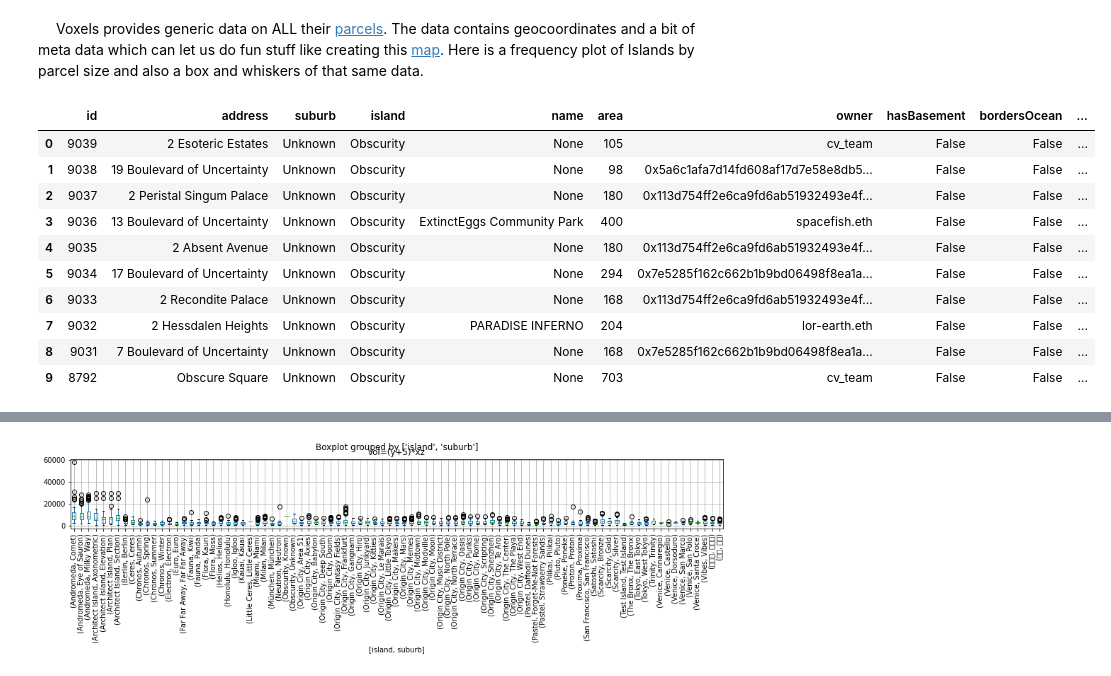
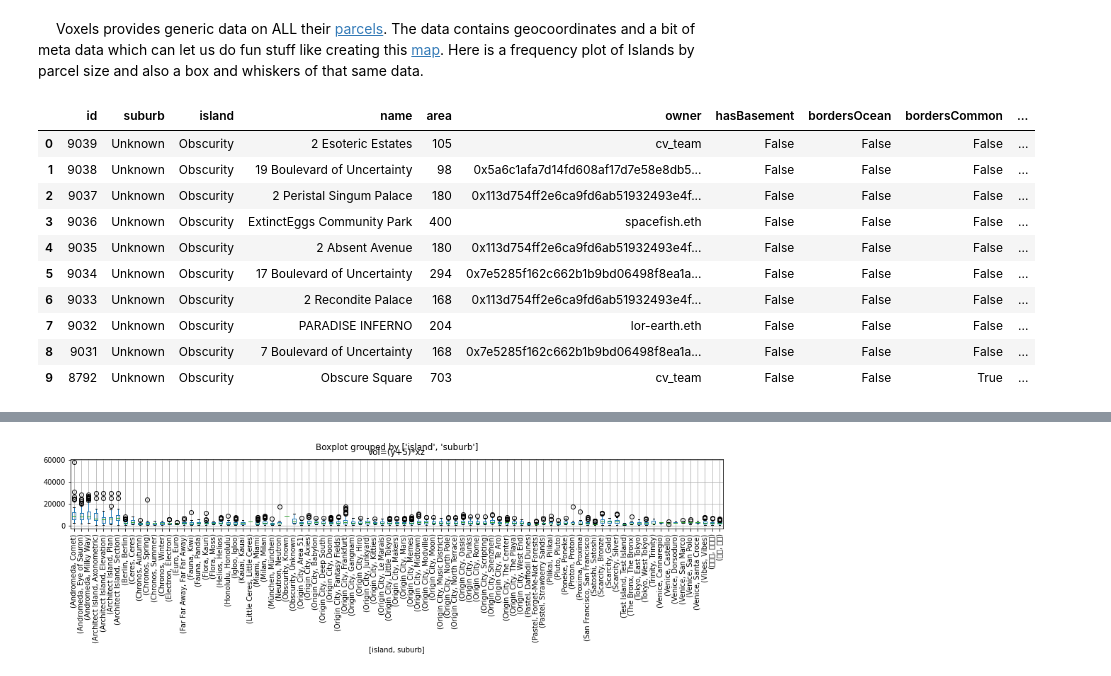
Before and after one commit to 3Diot/3Diot.github.io, a Jupyter notebook: blog/notebooks/002_Parcels.ipynb, the cells around one changed output, grey strips where cells are left out. Cells and saved outputs as stored; diff of their text form; code cells hidden in the pictures.

```diff
--- a/blog/notebooks/002_Parcels.ipynb
+++ b/blog/notebooks/002_Parcels.ipynb
@@ -27,34 +27,35 @@
 # %%
 #hide
 import requests
 import pandas as pd
 import json
 url = 'https://www.cryptovoxels.com/api/parcels/search.json'
 r = requests.get(url)
 data = json.loads(r.text)['parcels']
 parcels = pd.DataFrame.from_dict(data)
 parcels['hasBasement'] = parcels['y1'] < 0
 parcels['bordersOcean'] = parcels['distance_to_ocean'] == 0
 parcels['bordersCommon'] = parcels['distance_to_closest_common'] == 0
 parcels['x'] = (parcels['x1'] - parcels['x2']).abs()
 parcels['y'] = (parcels['y2'] - parcels['y1']).abs()
 parcels['z'] = (parcels['z1'] - parcels['z2']).abs()
+parcels['y'] = parcels.apply(lambda x: x['y'] if x['y'] else x['y1'], axis=1)
 parcels['owner'] = parcels.apply(lambda x: x['owner_name'] if x['owner_name'] else x['owner'], axis=1)
-parcels['owner'] = parcels.apply(lambda x: x['name'] if x['name'] else x['address'], axis=1)
-parcels.drop(['x1', 'y1', 'z1', 'x2', 'y2', 'z2', 'hash', 'height', 'geometry', 'owner_name', 'label', 'distance_to_closest_common', 'distance_to_ocean', 'distance_to_center', 'kind' ], axis=1, inplace=True)
+parcels['name'] = parcels.apply(lambda x: x['name'] if x['name'] else x['address'], axis=1)
+parcels.drop(['x1', 'z1', 'y1', 'y2', 'x2', 'z2', 'hash', 'height', 'geometry', 'owner_name', 'address', 'label', 'distance_to_closest_common', 'distance_to_ocean', 'distance_to_center', 'kind' ], axis=1, inplace=True)
 parcels.head(10)
 # %% [output]
-|  | id | address | suburb | island | name | area | owner | hasBasement | bordersOcean | ... |
-| 0 | 9039 | 2 Esoteric Estates | Unknown | Obscurity | None | 105 | cv_team | False | False | ... |
-| 1 | 9038 | 19 Boulevard of Uncertainty | Unknown | Obscurity | None | 98 | 0x5a6c1afa7d14fd608af17d7e58e8db5... | False | False | ... |
-| 2 | 9037 | 2 Peristal Singum Palace | Unknown | Obscurity | None | 180 | 0x113d754ff2e6ca9fd6ab51932493e4f... | False | False | ... |
-| 3 | 9036 | 13 Boulevard of Uncertainty | Unknown | Obscurity | ExtinctEggs Community Park | 400 | spacefish.eth | False | False | ... |
-| 4 | 9035 | 2 Absent Avenue | Unknown | Obscurity | None | 180 | 0x113d754ff2e6ca9fd6ab51932493e4f... | False | False | ... |
-| 5 | 9034 | 17 Boulevard of Uncertainty | Unknown | Obscurity | None | 294 | 0x7e5285f162c662b1b9bd06498f8ea1a... | False | False | ... |
-| 6 | 9033 | 2 Recondite Palace | Unknown | Obscurity | None | 168 | 0x113d754ff2e6ca9fd6ab51932493e4f... | False | False | ... |
-| 7 | 9032 | 2 Hessdalen Heights | Unknown | Obscurity | PARADISE INFERNO | 204 | lor-earth.eth | False | False | ... |
-| 8 | 9031 | 7 Boulevard of Uncertainty | Unknown | Obscurity | None | 168 | 0x7e5285f162c662b1b9bd06498f8ea1a... | False | False | ... |
-| 9 | 8792 | Obscure Square | Unknown | Obscurity | None | 703 | cv_team | False | False | ... |
+|  | id | suburb | island | name | area | owner | hasBasement | bordersOcean | bordersCommon | ... |
+| 0 | 9039 | Unknown | Obscurity | 2 Esoteric Estates | 105 | cv_team | False | False | False | ... |
+| 1 | 9038 | Unknown | Obscurity | 19 Boulevard of Uncertainty | 98 | 0x5a6c1afa7d14fd608af17d7e58e8db5... | False | False | False | ... |
+| 2 | 9037 | Unknown | Obscurity | 2 Peristal Singum Palace | 180 | 0x113d754ff2e6ca9fd6ab51932493e4f... | False | False | False | ... |
+| 3 | 9036 | Unknown | Obscurity | ExtinctEggs Community Park | 400 | spacefish.eth | False | False | False | ... |
+| 4 | 9035 | Unknown | Obscurity | 2 Absent Avenue | 180 | 0x113d754ff2e6ca9fd6ab51932493e4f... | False | False | False | ... |
+| 5 | 9034 | Unknown | Obscurity | 17 Boulevard of Uncertainty | 294 | 0x7e5285f162c662b1b9bd06498f8ea1a... | False | False | False | ... |
+| 6 | 9033 | Unknown | Obscurity | 2 Recondite Palace | 168 | 0x113d754ff2e6ca9fd6ab51932493e4f... | False | False | False | ... |
+| 7 | 9032 | Unknown | Obscurity | PARADISE INFERNO | 204 | lor-earth.eth | False | False | False | ... |
+| 8 | 9031 | Unknown | Obscurity | 7 Boulevard of Uncertainty | 168 | 0x7e5285f162c662b1b9bd06498f8ea1a... | False | False | False | ... |
+| 9 | 8792 | Unknown | Obscurity | Obscure Square | 703 | cv_team | False | False | True | ... |
 # %%
 #hide
 rdf = parcels.copy() #parcels[['id', 'name', 'island','suburb','area','height', 'owner_name']].copy()
```
Also changed, not shown: parts of 4 cells of this notebook, 1 other file.
